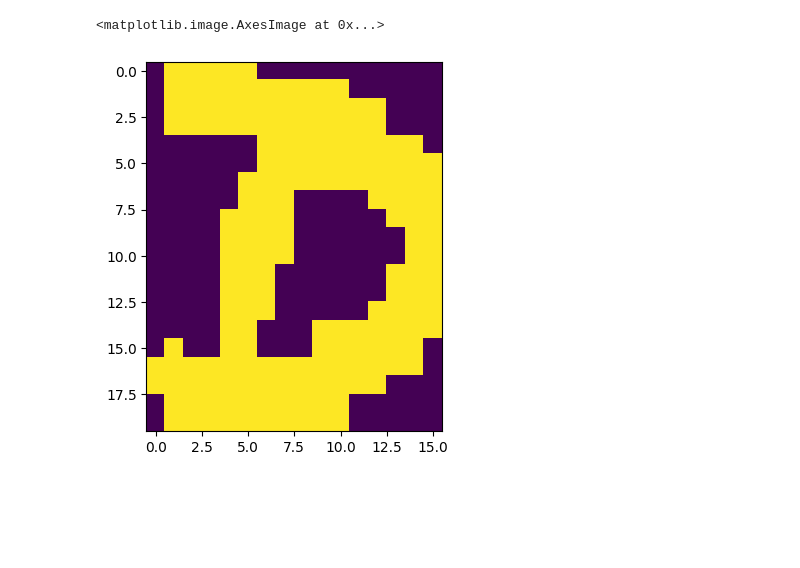
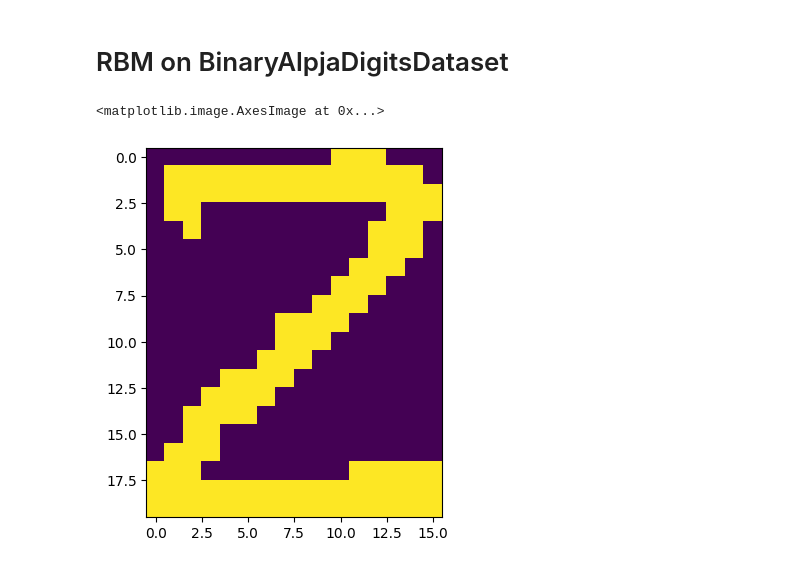
Before and after one commit to AugustinCombes/deeplearning2, a Jupyter notebook: main.ipynb, the cells around one changed output. Cells and saved outputs as stored; diff of their text form; code cells hidden in the pictures; blank space fills up the shorter version.

```diff
--- a/main.ipynb
+++ b/main.ipynb
@@ -1,9 +1,11 @@
+# %% [markdown]
+# RBM on BinaryAlpjaDigitsDataset
 # %%
 from principal_RBM_alpha import *
 
-plt.imshow(BinaryAlphaDigitsDataset(restrict_labels=['d']).data[0])
+plt.imshow(BinaryAlphaDigitsDataset(restrict_labels=['z']).data[1])
 # %% [output]
 <matplotlib.image.AxesImage at 0x...>
-[figure, old version]
+[figure, new version]
 # %%
 rbm = init_RBM(320, 100)
```
Also changed, not shown: parts of 7 cells of this notebook, 1 other file.
